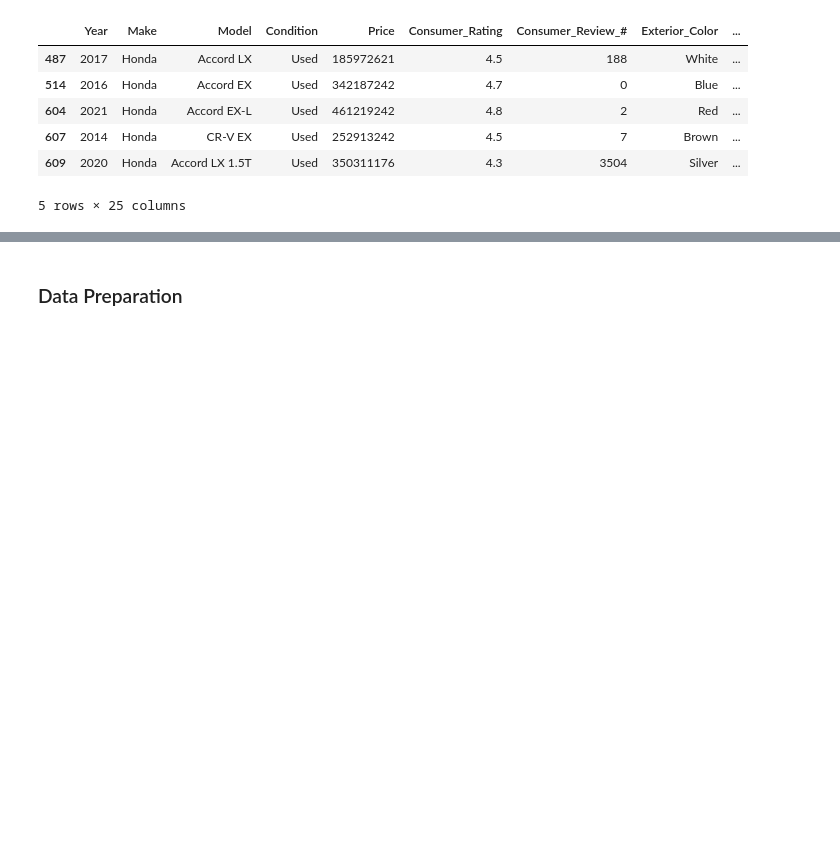
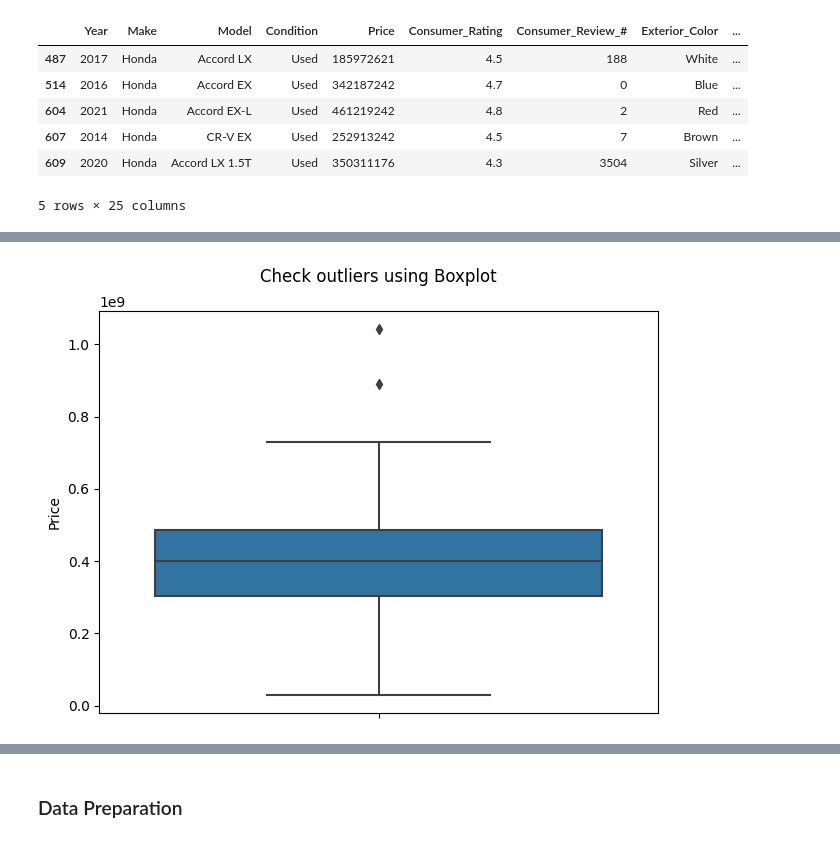
Before and after one commit to daff00/Honda-UsedCarPrice-Prediction, a Jupyter notebook: Project DATMOD.ipynb, the cells around one changed output, grey strips where cells are left out. Saved outputs shown, nothing was run; the diff lists cells and outputs as text; code cells hidden in the pictures; blank space fills up the shorter version.

```diff
--- a/Project DATMOD.ipynb
+++ b/Project DATMOD.ipynb
@@ -229,0 +252,8 @@ freq          1542
+# %%
+# Check uotliers using boxplot on Price column
+sns.boxplot(y=used_cars['Price'])
+plt.title("Check outliers using Boxplot\n")
+plt.tight_layout()
+plt.show()
+# %% [output]
+[figure, added]
```
Also changed, not shown: parts of 23 cells of this notebook.
